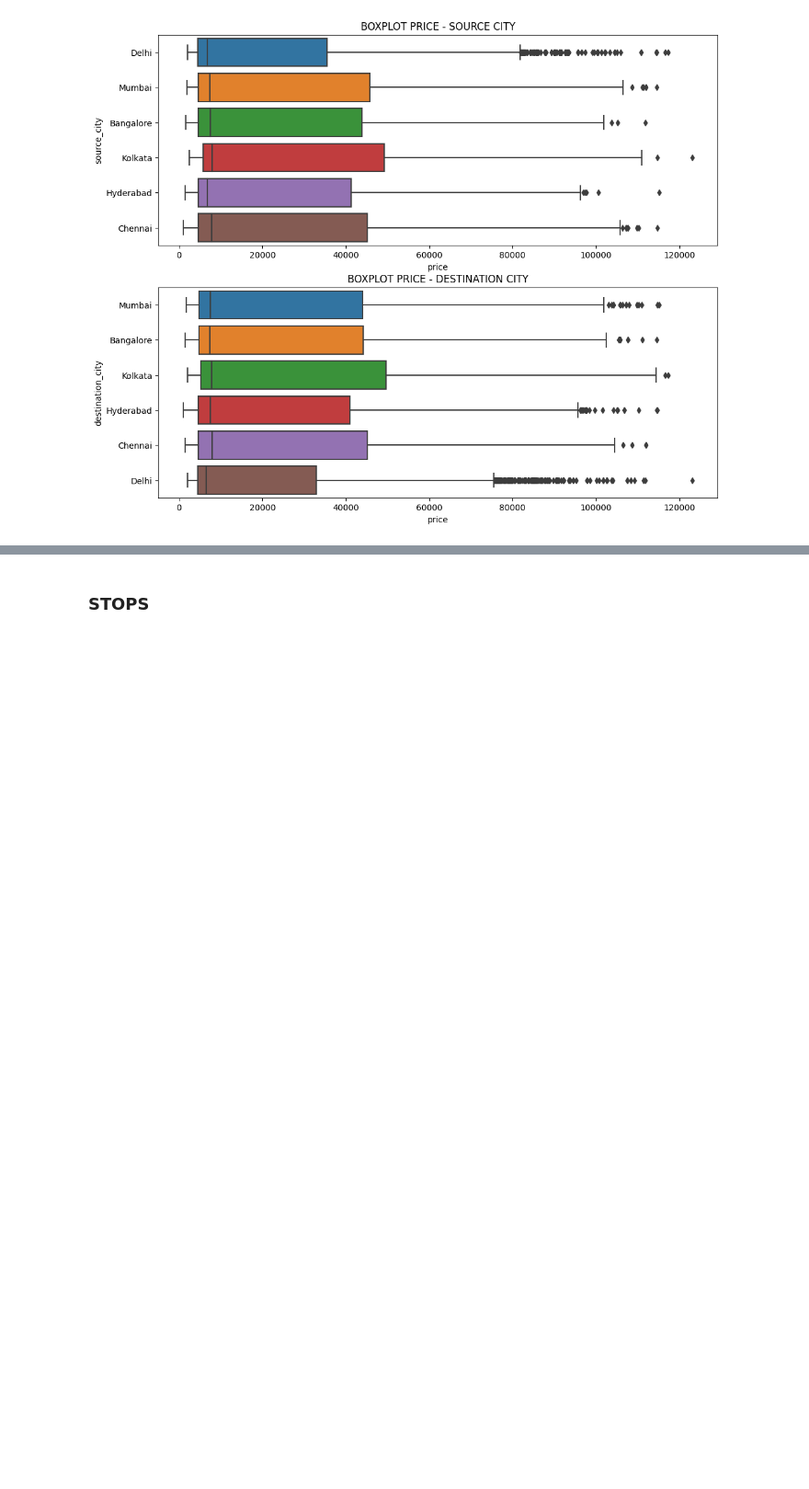
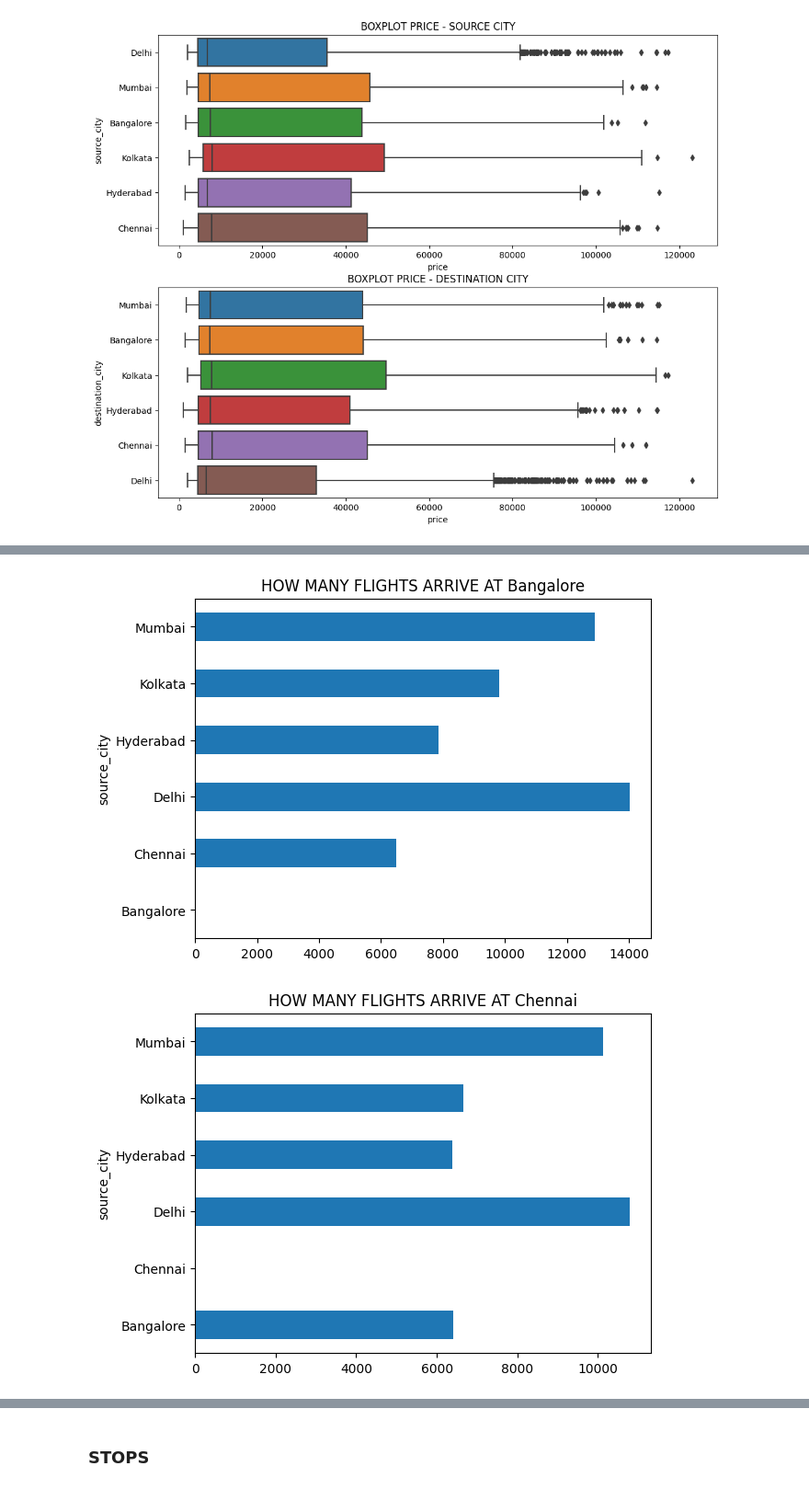
Before and after one commit to baldogiovine/763691, a Jupyter notebook: flights_provola.ipynb, the cells around one changed output, grey strips where cells are left out. Shown at 92% size. Cells and saved outputs as stored; diff of their text form; code cells hidden in the pictures; blank space fills up the shorter version.

```diff
--- a/flights_provola.ipynb
+++ b/flights_provola.ipynb
@@ -96,3 +100,6 @@ g2.set(title = 'BOXPLOT PRICE - DESTINATION CITY')
 # %% [output]
 [Text(0.5, 1.0, 'BOXPLOT PRICE - DESTINATION CITY')]
 [figure]
+# %%
+city_cross = pd.crosstab(df['source_city'], df['destination_city'])
+city_cross
@@ -98,0 +115,9 @@ g2.set(title = 'BOXPLOT PRICE - DESTINATION CITY')
+# %%
+for i in city_cross.columns:
+    city_cross[f'{i}'].plot(kind='barh')
+    #plt.grid()
+    plt.title(f'HOW MANY FLIGHTS ARRIVE AT {i}')
+    plt.show()
+# %% [output]
+[figure, added]
+[figure, added]
```
Also changed, not shown: parts of 18 cells of this notebook.
